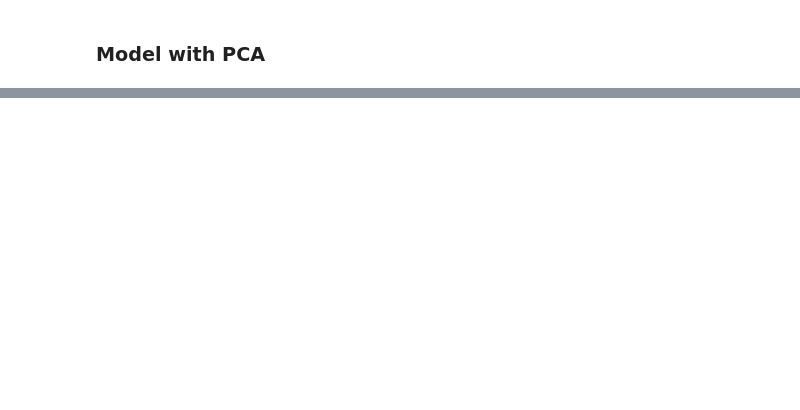
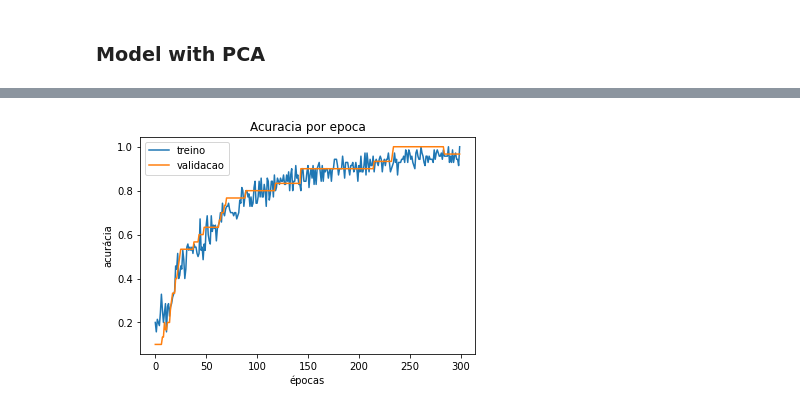
Before and after one commit to danimorwen/infnet_cargas_eletricas, a Jupyter notebook: code/modelling.ipynb, the cells around one changed output, grey strips where cells are left out. Cells and saved outputs as stored; diff of their text form; code cells hidden in the pictures; blank space fills up the shorter version.

```diff
--- a/code/modelling.ipynb
+++ b/code/modelling.ipynb
@@ -144,12 +171,12 @@ model.save("final_model_all_features.h5")
 # %% [markdown]
 ### Model with PCA
 # %%
-x_train, x_test, y_train, y_test = train_test_split(df_pca, target_dummies,
+x_train_pca, x_test_pca, y_train_pca, y_test_pca = train_test_split(df_pca, target_dummies,
                                                     test_size=0.3,
                                                     random_state=42,
                                                     stratify=target_dummies)
 # %%
-n_features = x_train.shape[1]
+n_features = x_train_pca.shape[1]
 # %%
 n_features
 # %% [output]
@@ -157,7 +184,8 @@ n_features
 # %%
 model = Sequential()
 model.add(Dense(n_features, activation="tanh", input_shape=(n_features,)))
-#model.add(Dense(n, activation="tanh"))
+model.add(Dense(16, activation="tanh"))
+model.add(Dropout(0.50))
 model.add(Dense(7, activation="softmax"))
 # %%
 model.compile(optimizer="adam", loss="categorical_crossentropy", metrics=["accuracy"])
@@ -178,6 +210,6 @@ Trainable params: 352
 Non-trainable params: 0
 _________________________________________________________________
 # %%
-hist = model.fit(x_train, y_train, epochs=300, validation_data=(x_test, y_test))
+hist_pca = model.fit(x_train_pca, y_train_pca, epochs=300, validation_data=(x_test_pca, y_test_pca))
 # %% [output]
 Epoch 1/300
@@ -213,0 +246,10 @@ Test acc: 0.9333333373069763
+# %%
+plt.plot(hist_pca.history['accuracy'])
+plt.plot(hist_pca.history['val_accuracy'])
+plt.title('Acuracia por epoca')
+plt.xlabel('épocas')
+plt.ylabel('acurácia')
+plt.legend(['treino', 'validacao'])
+plt.show()
+# %% [output]
+[figure, added]
```
Also changed, not shown: parts of 15 cells of this notebook, 2 other files.
